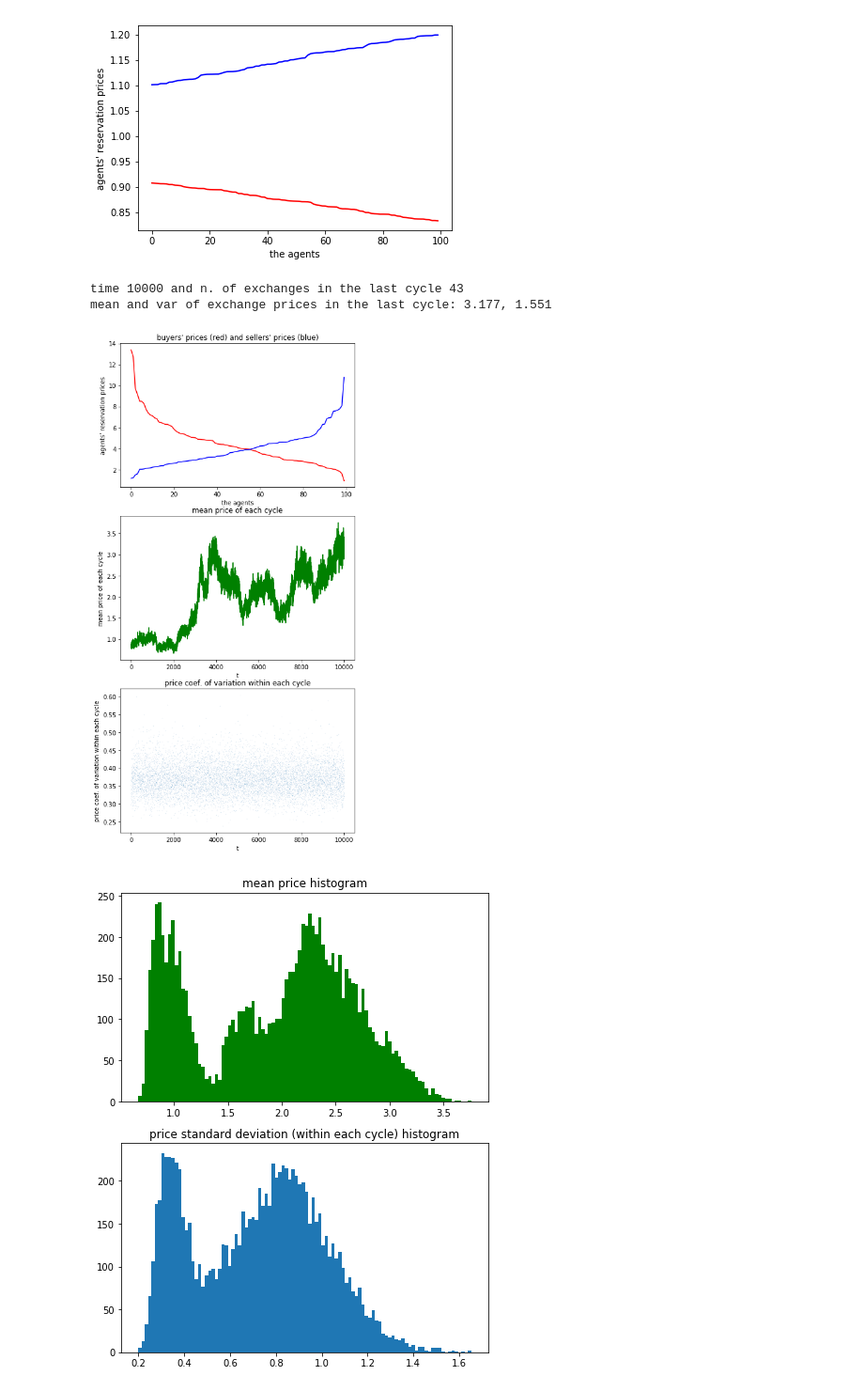
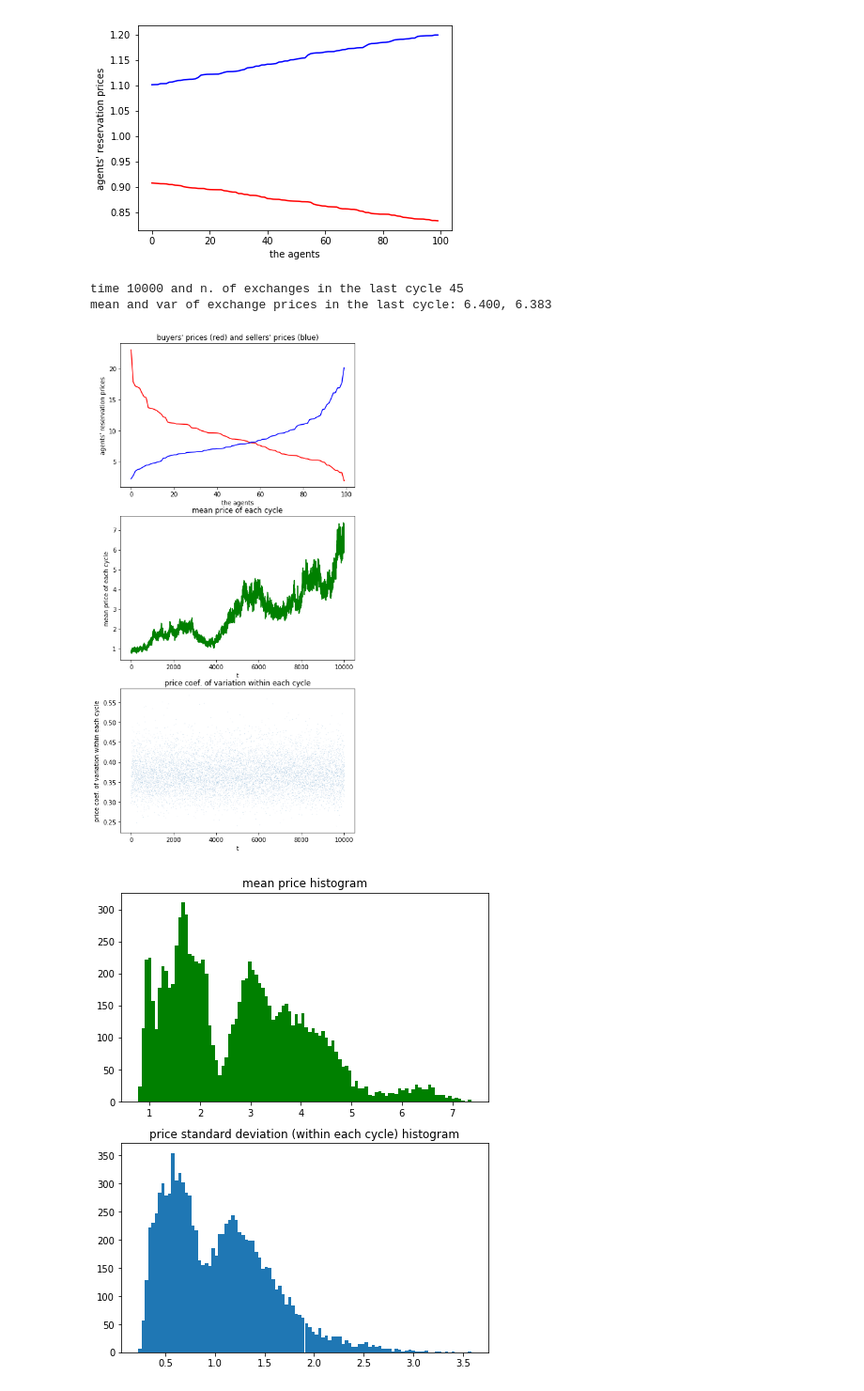
Before and after one commit to terna/microHayekianMarket, a Jupyter notebook: microCorruptedHayekianMarket.ipynb, the cells around one changed output. Shown at 94% size. Drawn from its saved outputs; the diff is of its cells as text; code cells hidden in the pictures.

```diff
--- a/microCorruptedHayekianMarket.ipynb
+++ b/microCorruptedHayekianMarket.ipynb
@@ -52,8 +52,8 @@ d0=0.1
 d1=0.2
 d2=0.2
 
-sellerThreshold=-5
-buyerThreshold =-5
+sellerThreshold=-500
+buyerThreshold =-10
 
 buyerPriceList=[]
 sellerPriceList=[]
@@ -98,7 +98,13 @@ for t in range(1,nCycles+1):
 
         # corrections
 
-        if buyerPriceList[i][1] <
+        if buyerPriceList[i][1]  < buyerThreshold:
+            buyerPriceList[i][0] *=1+np.random.uniform(d1)
+            buyerPriceList[i][1] +=1
+        if sellerPriceList[i][1] < sellerThreshold:
+            sellerPriceList[i][0]*=1+np.random.uniform(d2)
+            sellerPriceList[i][1]+=1
+
 
     if len(dealPrices) > 2:
         meanPrice_ts.append(s.mean(dealPrices))
@@ -136,35 +142,35 @@ for t in range(1,nCycles+1):
         plt.title("price coef. of variation within each cycle")
         coefOfVariation=[]
         for m in range(len(meanPriceStDev_ts)):
             coefOfVariation.append(meanPriceStDev_ts[m]/
                                    meanPrice_ts[m])
         plt.plot(coefOfVariation,".",markersize=0.1)
         xlabel("t")
         ylabel("price coef. of variation within each cycle")
         show()
         #time.sleep(0.1)
 
 # hist crashes with NaN
 meanPrice_ts_hist=[]
 for k in range(len(meanPrice_ts)):
     if not math.isnan(meanPrice_ts[k]):
         meanPrice_ts_hist.append(meanPrice_ts[k])
 meanPriceStDev_ts_hist=[]
 for k in range(len(meanPriceStDev_ts)):
     if not math.isnan(meanPriceStDev_ts[k]):
         meanPriceStDev_ts_hist.append(meanPriceStDev_ts[k])
 plt.figure(2,figsize=(7,9))
 plt.subplot(211)
 if meanPrice_ts_hist != []:
     plt.title("mean price histogram")
     plt.hist(meanPrice_ts_hist,100,color="g");
 plt.subplot(212)
 if meanPriceStDev_ts_hist != []:
     plt.title("price standard deviation (within each cycle) histogram")
     plt.hist(meanPriceStDev_ts_hist,100);
 # %% [output]
-time 10000 and n. of exchanges in the last cycle 43
-mean and var of exchange prices in the last cycle: 3.177, 1.551
+time 10000 and n. of exchanges in the last cycle 45
+mean and var of exchange prices in the last cycle: 6.400, 6.383
-[figure, old version]
+[figure, new version]
-[figure, old version]
+[figure, new version]
 # %%
```
Also changed, not shown: parts of 1 cell of this notebook.
